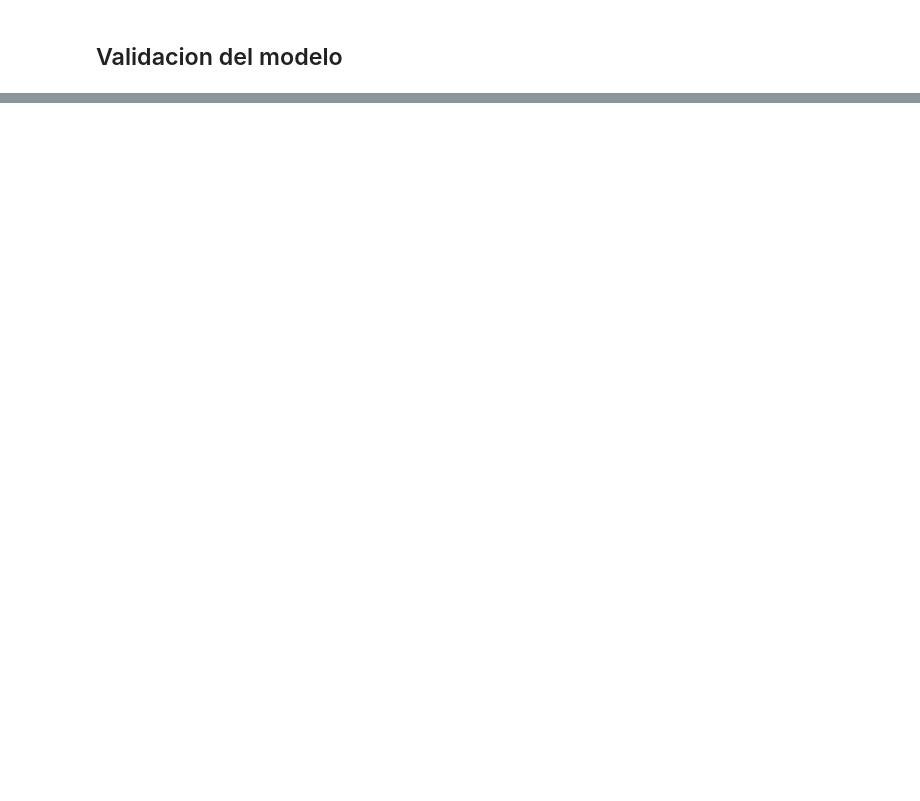
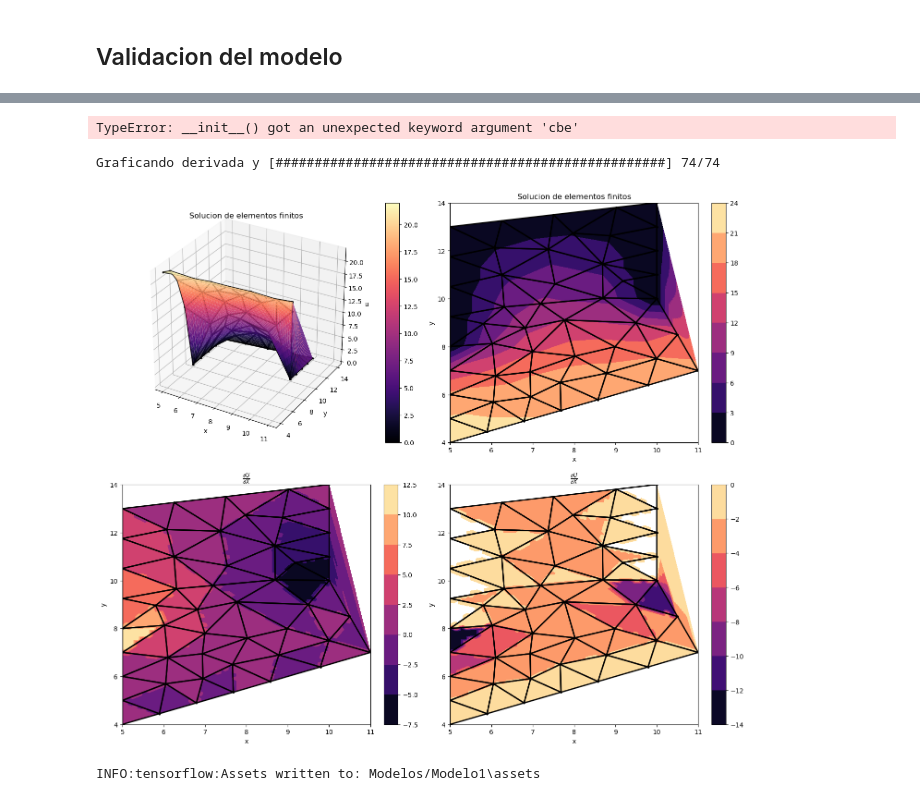
Before and after one commit to ZibraMax/FEMSections, a Jupyter notebook: RedNeuronal - MeshingNet.ipynb, the cells around one changed output, grey strips where cells are left out. Drawn from its saved outputs; the diff is of its cells as text; code cells hidden in the pictures; blank space fills up the shorter version.

```diff
--- a/RedNeuronal - MeshingNet.ipynb
+++ b/RedNeuronal - MeshingNet.ipynb
@@ -263,0 +317,26 @@ hist.tail()
+# %%
+radio=5
+points = generatePolygon(2*radio, 2*radio, radio, irregularity=0.5, spikeyness=0.5, numVerts=6)
+geometria = Mesh.Delaunay1V(points, 'pDa0.9' ,cbe = [0],plot=True)
+geometria.cbe = geometria.generarCB([0,1],0)
+geometria.areaRefiner(model,norm)
+# %% [output]
+TypeError: __init__() got an unexpected keyword argument 'cbe'
+# %%
+f = FEM.FEM1V(geometria)
+f.generarElementos()
+
+a11 = lambda x,y: 1
+a12 = lambda x,y: 0
+a21 = lambda x,y: 0
+a22 = lambda x,y: 1
+a00 = lambda x,y: 0
+
+theta = 1
+G=1
+f0 = lambda x,y: 2*G*theta
+f.definirCondicionesDeBorde(geometria.cbe)
+f.solucionar(cmap='magma',markersize=1,linewidth=1,a11=a11,a12=a12,a21=a21,a22=a22,a00=a00,f=f0)
+# %% [output]
+Graficando derivada y [##################################################] 74/74
+[figure, added]
@@ -263,0 +365,4 @@ hist.tail()
+# %%
+model.save('Modelos/Modelo1')
+# %% [output]
+INFO:tensorflow:Assets written to: Modelos/Modelo1\assets
```
Also changed, not shown: parts of 29 cells of this notebook, 15 other files.
